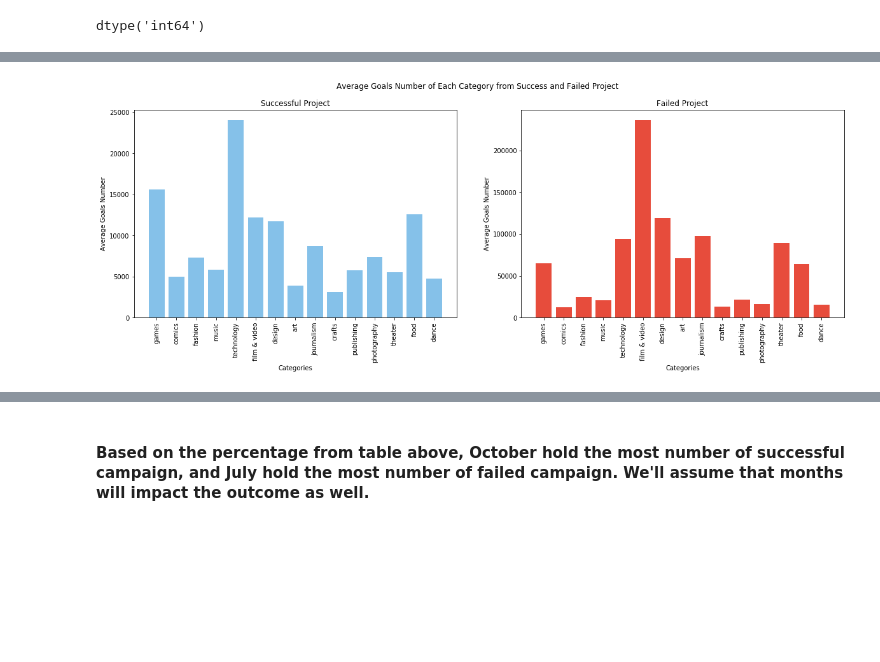
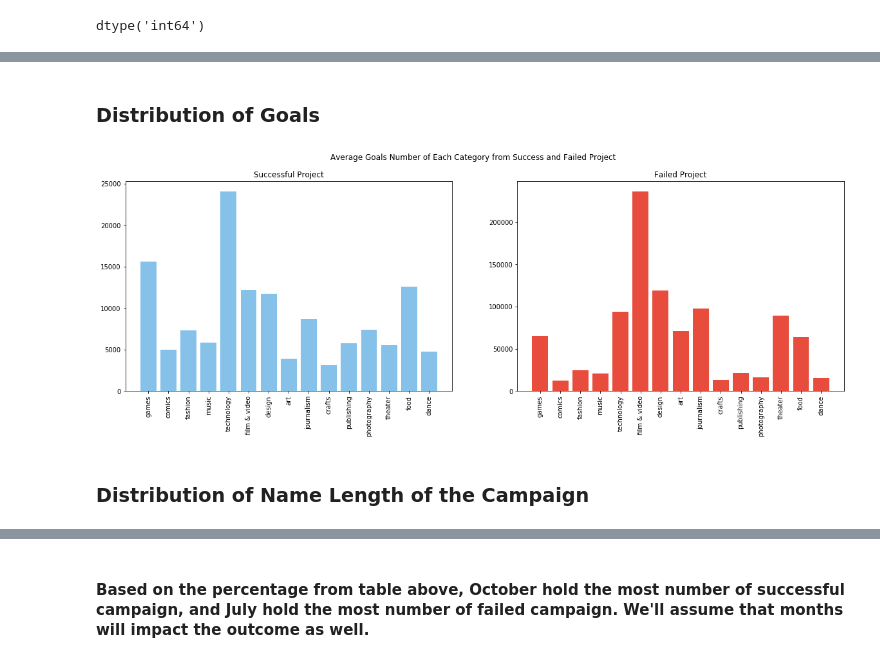
Before and after one commit to stvnc/JCDS07_FinalProject_VincentAngelo, a Jupyter notebook: FinalProjectKickstarter.ipynb, the cells around one changed output, grey strips where cells are left out. Saved outputs shown, nothing was run; the diff lists cells and outputs as text; code cells hidden in the pictures; blank space fills up the shorter version.

```diff
--- a/FinalProjectKickstarter.ipynb
+++ b/FinalProjectKickstarter.ipynb
@@ -247,0 +251,11 @@ plt.show()
+# %%
+countryValue = list(ksDf["country"].unique())
+
+countryAverage = []
+
+for i in countryValue:
+    countryAverage.append(round(country.loc[i]/len(ksDf)*100 ,2))
+
+temp_df_country = pd.DataFrame(countryAverage, index = countryValue, columns = ['percentage'])
+
+temp_df_country
@@ -248,32 +324,33 @@ plt.show()
+# %% [markdown]
+### Distribution of Goals
 # %%
 categories = list(ksDf['main_category'].unique())
-successfulGoalsMean = []
-failedGoalsMean = []
+successful_goals_mean = []
+failed_goals_mean = []
 
 for i in categories:
-    successfulGoalsMean.append(np.mean(ksDf[(ksDf['status'] == 1) & (ksDf['main_category'] == i)]['goal_usd']))
-    failedGoalsMean.append(np.mean(ksDf[(ksDf['status'] == 0) & (ksDf['main_category'] == i)]['goal_usd']))
+    successful_goals_mean.append(np.mean(ksDf[(ksDf['status'] == 1) & (ksDf['main_category'] == i)]['goal_usd']))
+    failed_goals_mean.append(np.mean(ksDf[(ksDf['status'] == 0) & (ksDf['main_category'] == i)]['goal_usd']))
 
-tempFailedGoalsDf = pd.DataFrame(data = failedGoalsMean, index = categories, columns = ['failed'])
-tempSuccessfulGoalsDf = pd.DataFrame(data = successfulGoalsMean, index = categories, columns = ['success'])
+temp_failed_goals_df = pd.DataFrame(data = failed_goals_mean, index = categories, columns = ['failed'])
+temp_successful_goals_df = pd.DataFrame(data = successful_goals_mean, index = categories, columns = ['success'])
 
-meanGoalsDf = pd.concat([tempFailedGoalsDf, tempSuccessfulGoalsDf], axis = 1)
+mean_goals_df = pd.concat([temp_failed_goals_df, temp_successful_goals_df], axis = 1)
 # %%
 plt.figure(figsize=(20,6))
 plt.suptitle('Average Goals Number of Each Category from Success and Failed Project')
+
 plt.subplot(121)
 plt.title('Successful Project')
-plt.bar(meanGoalsDf['success'].index, meanGoalsDf['success'].values, color = '#85C1E9')
-plt.xlabel('Categories')
-plt.ylabel('Average Goals Number')
+plt.bar(mean_goals_df['success'].index, mean_goals_df['success'].values, color = '#85C1E9')
 plt.xticks(rotation=90)
+
 plt.subplot(122)
 plt.title('Failed Project')
-plt.bar(meanGoalsDf['failed'].index,meanGoalsDf['failed'].values,color = '#E74C3C')
-plt.xlabel('Categories')
+plt.bar(mean_goals_df['failed'].index,mean_goals_df['failed'].values,color = '#E74C3C')
 plt.xticks(rotation=90)
-plt.ylabel('Average Goals Number')
-
 plt.show()
 # %% [output]
-[figure, old version]
+[figure, new version]
+# %% [markdown]
+### Distribution of Name Length of the Campaign
```
Also changed, not shown: parts of 30 cells of this notebook, 1 other file.
